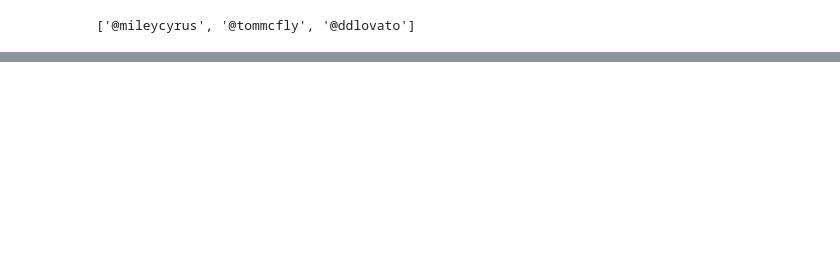
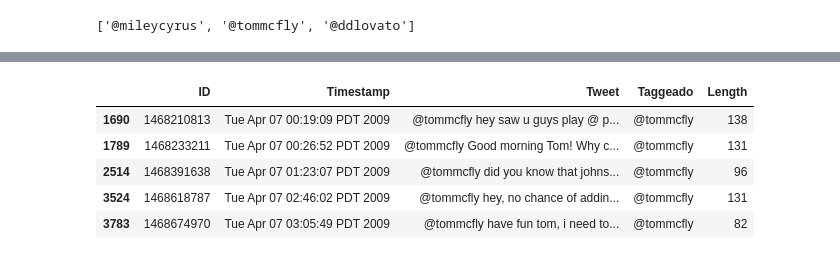
Before and after one commit to rub3ng0nzalez/MSDegree, a Jupyter notebook: TextMiningandImageRecognition/HT3/HT3RDG.ipynb, the cells around one changed output, grey strips where cells are left out. Cells and saved outputs as stored; diff of their text form; code cells hidden in the pictures; blank space fills up the shorter version.

```diff
--- a/TextMiningandImageRecognition/HT3/HT3RDG.ipynb
+++ b/TextMiningandImageRecognition/HT3/HT3RDG.ipynb
@@ -285,0 +298,9 @@ See the caveats in the documentation: http://pandas.pydata.org/pandas-docs/stabl
+# %%
+ContieneCorpus[1].head()
+# %% [output]
+|  | ID | Timestamp | Tweet | Taggeado | Length |
+| 1690 | 1468210813 | Tue Apr 07 00:19:09 PDT 2009 | @tommcfly hey saw u guys play @ p... | @tommcfly | 138 |
+| 1789 | 1468233211 | Tue Apr 07 00:26:52 PDT 2009 | @tommcfly Good morning Tom! Why c... | @tommcfly | 131 |
+| 2514 | 1468391638 | Tue Apr 07 01:23:07 PDT 2009 | @tommcfly did you know that johns... | @tommcfly | 96 |
+| 3524 | 1468618787 | Tue Apr 07 02:46:02 PDT 2009 | @tommcfly hey, no chance of addin... | @tommcfly | 131 |
+| 3783 | 1468674970 | Tue Apr 07 03:05:49 PDT 2009 | @tommcfly have fun tom, i need to... | @tommcfly | 82 |
```
Also changed, not shown: parts of 9 cells of this notebook.
